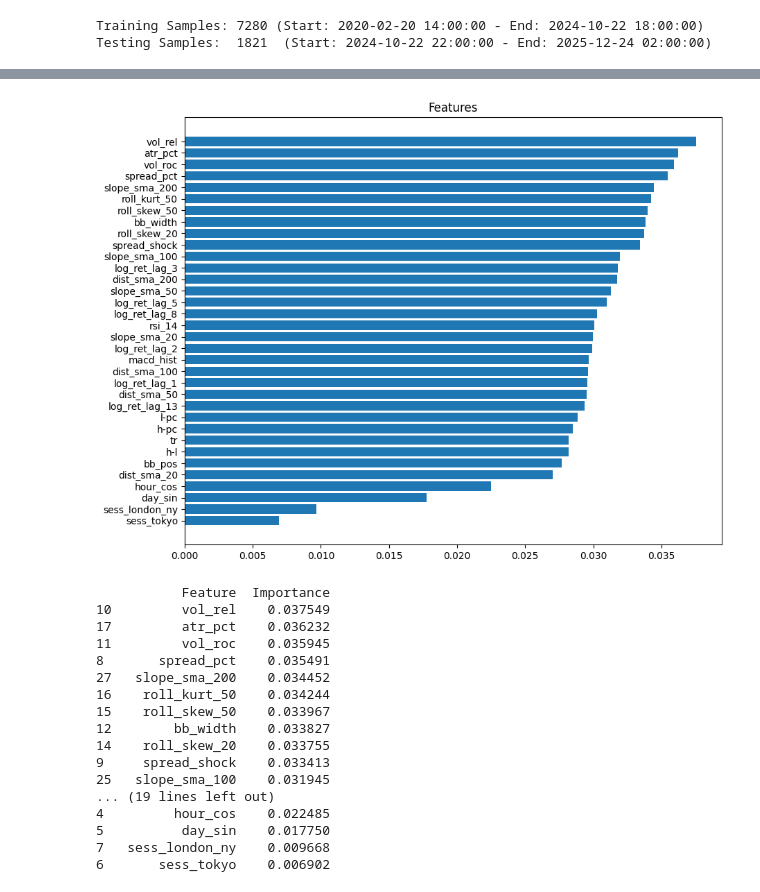
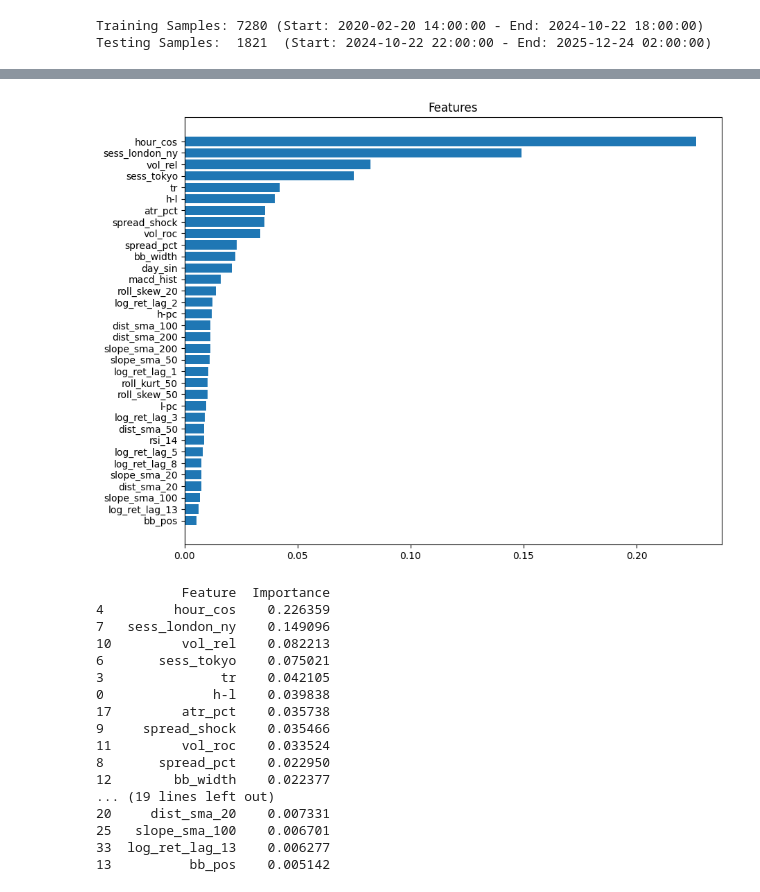
Before and after one commit to HendrichMugisha/project_autotrade, a Jupyter notebook: notebooks/messing_around.ipynb, the cells around one changed output, grey strips where cells are left out. Drawn from its saved outputs; the diff is of its cells as text; code cells hidden in the pictures.

```diff
--- a/notebooks/messing_around.ipynb
+++ b/notebooks/messing_around.ipynb
@@ -291,39 +306,39 @@ Fitting 5 folds for each of 100 candidates, totalling 500 fits
 # %%
 
 # 2. Extract Feature Importance
-importances = model.feature_importances_
+importances = best_model.feature_importances_
 feature_names = X_train.columns
 
 # 3. Create a DataFrame and Sort
 feat_df = pd.DataFrame({'Feature': feature_names, 'Importance': importances})
 feat_df = feat_df.sort_values(by='Importance', ascending=False)
 
 # 4. Visualize
 plt.figure(figsize=(10, 8))
 plt.barh(feat_df['Feature'], feat_df['Importance']) # Top 20
 plt.gca().invert_yaxis()
 plt.title("Features")
 plt.show()
 
 # 5. The "Kill List"
 # print("Bottom 10 Features (Likely Noise):")
 print(feat_df)
 # %% [output]
-[figure, old version]
+[figure, new version]
            Feature  Importance
-10         vol_rel    0.037549
-17         atr_pct    0.036232
-11         vol_roc    0.035945
-8       spread_pct    0.035491
-27   slope_sma_200    0.034452
-16    roll_kurt_50    0.034244
-15    roll_skew_50    0.033967
-12        bb_width    0.033827
-14    roll_skew_20    0.033755
-9     spread_shock    0.033413
-25   slope_sma_100    0.031945
+4         hour_cos    0.226359
+7   sess_london_ny    0.149096
+10         vol_rel    0.082213
+6       sess_tokyo    0.075021
+3               tr    0.042105
+0              h-l    0.039838
+17         atr_pct    0.035738
+9     spread_shock    0.035466
+11         vol_roc    0.033524
+8       spread_pct    0.022950
+12        bb_width    0.022377
 ... (19 lines left out)
-4         hour_cos    0.022485
-5          day_sin    0.017750
-7   sess_london_ny    0.009668
-6       sess_tokyo    0.006902
+20     dist_sma_20    0.007331
+25   slope_sma_100    0.006701
+33  log_ret_lag_13    0.006277
+13          bb_pos    0.005142
```
Also changed, not shown: parts of 3 cells of this notebook.
